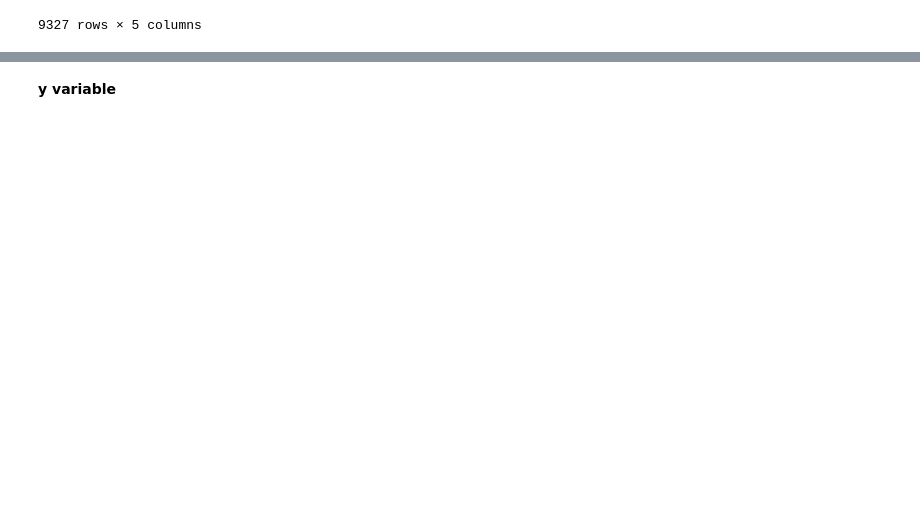
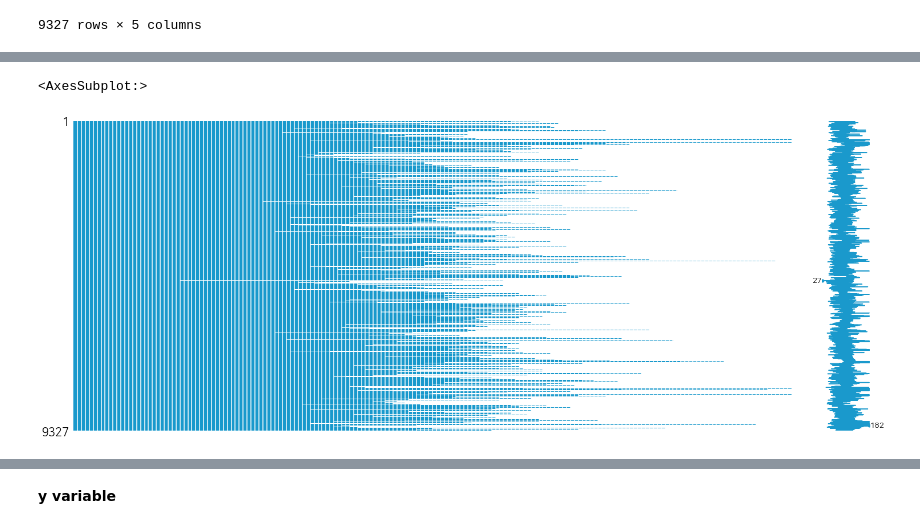
Before and after one commit to NumpyGonHey/Dementia_clf, a Jupyter notebook: dolphin/EDA_report_code_demential.ipynb, the cells around one changed output, grey strips where cells are left out. Drawn from its saved outputs; the diff is of its cells as text; code cells hidden in the pictures; blank space fills up the shorter version.

```diff
--- a/dolphin/EDA_report_code_demential.ipynb
+++ b/dolphin/EDA_report_code_demential.ipynb
@@ -325,0 +422,9 @@ ValueError: could not convert string to float: ''
+# %%
+signal_list = list(data_convert['CONVERT(sleep_hr_5min USING utf8)'].str.split('/'))
+signal_df3 = pd.DataFrame(signal_list)
+#signal_df3 = signal_df2.drop(181, axis=1).transpose().copy()
+#signal_df3.iloc[:, 100:] # None 값이 다수 존재
+msno.matrix(signal_df3.iloc[:, :], color=(0.1, 0.6, 0.8))
+# %% [output]
+<AxesSubplot:>
+[figure, added]
```
Also changed, not shown: parts of 26 cells of this notebook.
